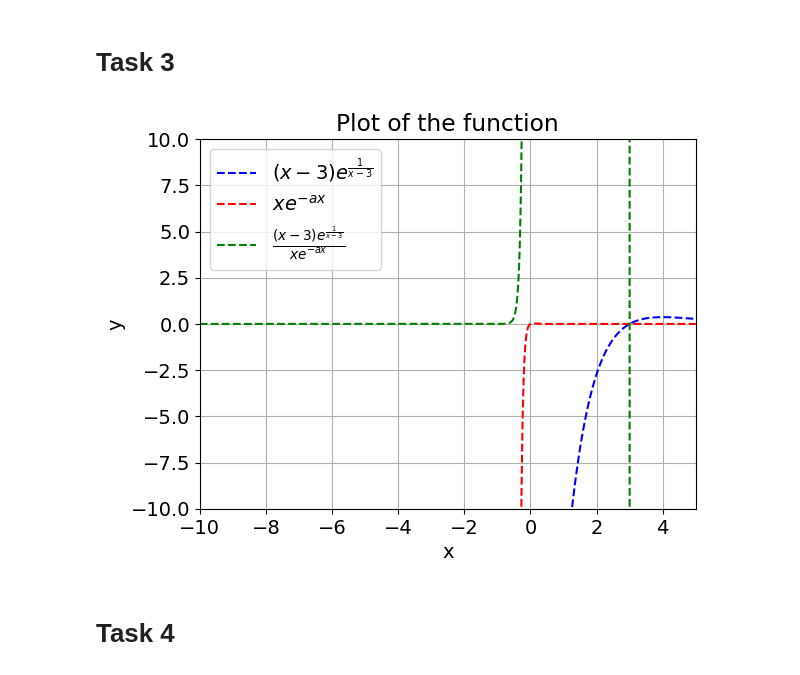
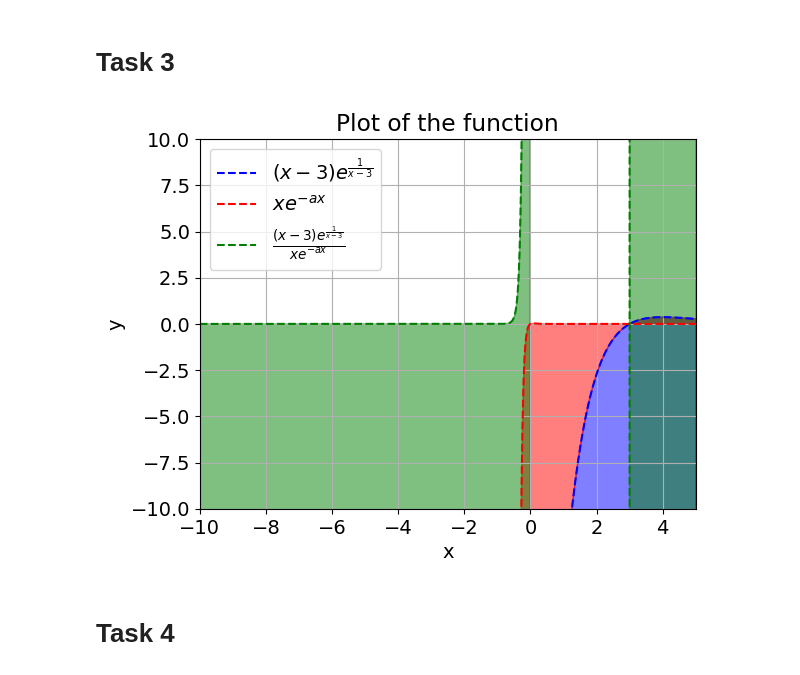
Before and after one commit to xmrenigmax/L4_MathsAssignmentRepo, a Jupyter notebook: Riley's Code/maths_assignment.ipynb, the cells around one changed output. Cells and saved outputs as stored; diff of their text form; code cells hidden in the pictures.

```diff
--- a/Riley's Code/maths_assignment.ipynb
+++ b/Riley's Code/maths_assignment.ipynb
@@ -102,44 +102,44 @@ The Key Card was found in 6 moves
 # %%
 def task3():
     a = 13
     mpl.rcParams['font.size'] = 14
-
     # Define the range of x values
     x = np.linspace(-10, 5, 1000)
+
 
     # Calculate the function
     num = (x - 3) * (1 / np.exp(x - 3))
     den = x * np.exp(-a * x)
 
     # error handling for dividing by 0, and invalid values (which is what we are looking for)
     with np.errstate(divide='ignore', invalid='ignore'):
         y = np.where(den != 0, num / den, np.nan)
 
     # Plot the numerator, denominator, and the function of y
+    plt.fill_between(x, num, np.min(num), color='blue', alpha=0.5)
     plt.plot(x, num, 'b--', label=r'$(x-3)e^{\frac{1}{x-3}}$')
+
+
+    plt.fill_between(x, num, den, color='red', alpha=0.5)
     plt.plot(x, den, 'r--', label=r'$xe^{-ax}$')
+
+
+    plt.fill_between(x, y, np.nanmin(y),color='green', alpha=0.5)
     plt.plot(x, y, 'g--', label=r'$\frac{(x-3)e^{\frac{1}{x-3}}}{xe^{-ax}}$')
 
-    # Add labels and legend
+
+    # Graph stuff
     plt.xlabel('x')
     plt.ylabel('y')
     plt.legend()
     plt.title('Plot of the function')
-
-    # Set the limits for x and y axes
     plt.xlim(-10, 5)
     plt.ylim(-10, 10)
-
-    # Add grid to the plot
     plt.grid()
-
-    # Display the plot
     plt.show()
-
-# Execute the function
 task3()
 # %% [output]
-[figure, old version]
+[figure, new version]
 # %% [markdown]
 # Task 4
 # %% [markdown]
```
Also changed, not shown: parts of 1 cell of this notebook, 1 other file.
